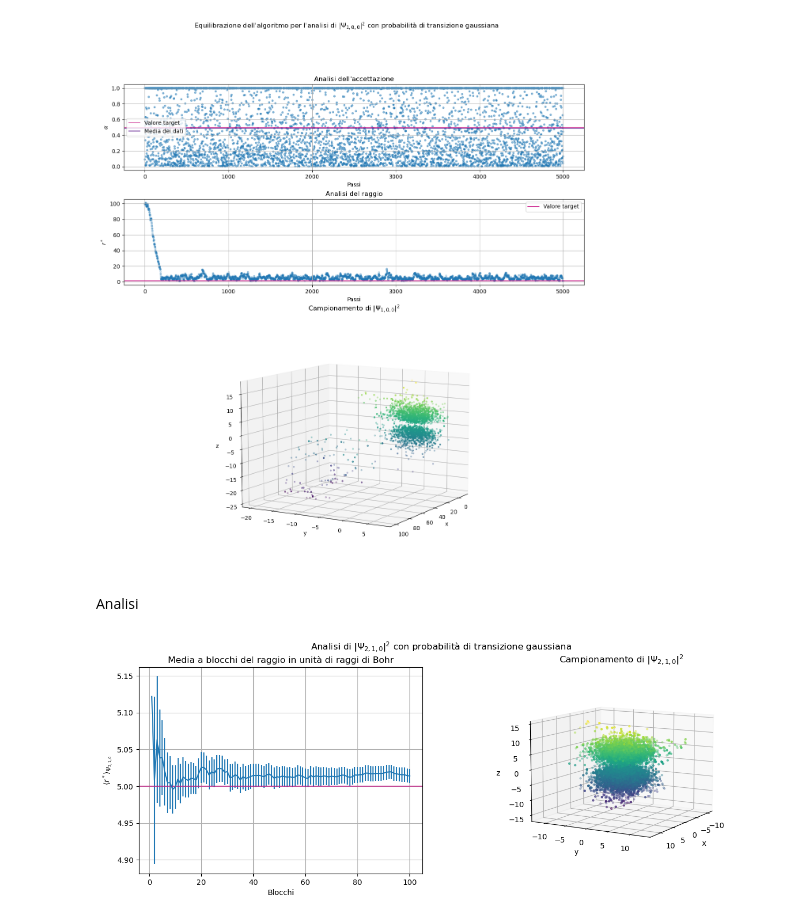
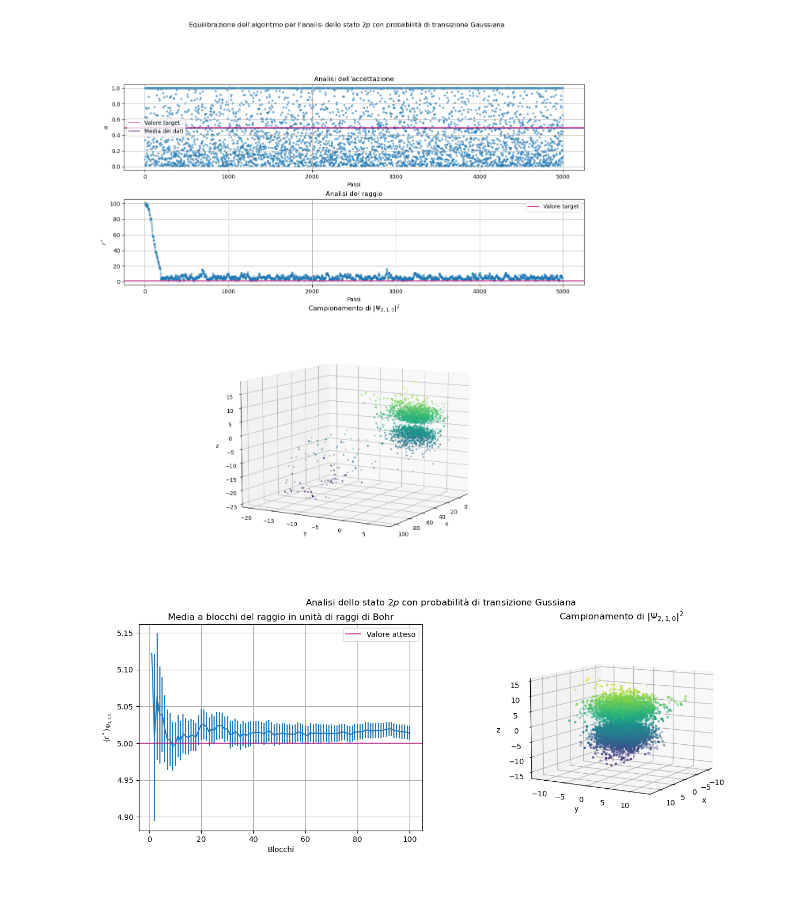
Before and after one commit to angela-bonato/LaboratorioSimulazioneNumerica, a Jupyter notebook: Es05/Esercitazione5.ipynb, the cells around one changed output. Cells and saved outputs as stored; diff of their text form; code cells hidden in the pictures; blank space fills up the shorter version.

```diff
--- a/Es05/Esercitazione5.ipynb
+++ b/Es05/Esercitazione5.ipynb
@@ -255,6 +258,8 @@ $\delta=2$
 # %%
-eg2, ag2=np.loadtxt("gaus2eq.dat", usecols=(0, 1),  unpack="true")  #valore di r e alpha per ogni step dell'equilibrazione
-exg2, eyg2, ezg2=np.loadtxt("gaus2eqpos.dat", usecols=(0, 1, 2),  unpack="true")  #array per plot posizioni in 3d
+#valore di r e alpha per ogni step dell'equilibrazione
+eg2, ag2=np.loadtxt("gaus2eq.dat", usecols=(0, 1),  unpack="true")
+#array per plot posizioni in 3d
+exg2, eyg2, ezg2=np.loadtxt("gaus2eqpos.dat", usecols=(0, 1, 2),  unpack="true")
 
 eg2fig ,(eg2plt1, eg2plt2, eg2plt3) = plt.subplots(3, 1, figsize=(15, 16), gridspec_kw={'height_ratios': [1, 1, 3]})
 
@@ -281,40 +286,41 @@ eg2plt3.scatter(exg2, eyg2, ezg2, marker='.', c=ezg2, alpha=0.3)
 eg2plt3.set_xlabel('x')
 eg2plt3.set_ylabel('y')
 eg2plt3.set_zlabel('z')
-eg2plt3.set_title(r"Campionamento di $\vert \Psi_{1,0,0} \vert ^2$")
+eg2plt3.set_title(r"Campionamento di $\vert \Psi_{2,1,0} \vert ^2$")
 eg2plt3.view_init(10, 30)
 
-eg2fig.suptitle(r"Equilibrazione dell'algoritmo per l'analisi di $\vert \Psi_{1,0,0} \vert ^2$ con probabilità di transizione gaussiana")
+eg2fig.suptitle(r"Equilibrazione dell'algoritmo per l'analisi dello stato $2p$ con probabilità di transizione Gaussiana")
 
 plt.show()
 # %% [output]
-[figure, old version]
+[figure, new version]
-# %% [markdown]
-Analisi
 # %%
-rg2, errorg2=np.loadtxt("gaus2rad.dat", usecols=(0, 1),  unpack="true")  #array per plot valor medio di r
-xg2, yg2, zg2=np.loadtxt("gaus2pos.dat", usecols=(0, 1, 2),  unpack="true")  #array per plot posizioni in 3d
+#array per plot valor medio di r e errore a blocchi
+rg2, errorg2=np.loadtxt("gaus2rad.dat", usecols=(0, 1),  unpack="true")
+#array per plot posizioni in 3d
+xg2, yg2, zg2=np.loadtxt("gaus2pos.dat", usecols=(0, 1, 2),  unpack="true")
 
 g2fig ,(g2plt1, g2plt2) = plt.subplots(1, 2, figsize=(15, 5))
 
 g2plt1.errorbar(xb, rg2, yerr=errorg2)
 g2plt1.axhline(y=5, color="mediumvioletred", label="Valore atteso", alpha=0.7)
 g2plt1.set_xlabel("Blocchi")
 g2plt1.set_ylabel(r"$\langle r^* \rangle_{\Psi_{2,1,0}}$")
 g2plt1.set_title("Media a blocchi del raggio in unità di raggi di Bohr")
 g2plt1.grid(True)
+g2plt1.legend()
 
 g2plt2.axis('off')
 g2plt2=g2fig.add_subplot(122, projection='3d')
 g2plt2.scatter(xg2, yg2, zg2, marker='.', c=zg2, alpha=0.3)
 g2plt2.set_xlabel('x')
 g2plt2.set_ylabel('y')
 g2plt2.set_zlabel('z')
 g2plt2.set_title(r"Campionamento di $\vert \Psi_{2,1,0} \vert ^2$")
 g2plt2.view_init(10, 30)
 
-g2fig.suptitle(r"Analisi di $\vert \Psi_{2,1,0} \vert ^2$ con probabilità di transizione gaussiana")
+g2fig.suptitle(r"Analisi dello stato $2p$ con probabilità di transizione Gussiana")
 
 plt.show()
 # %% [output]
-[figure, old version]
+[figure, new version]
```
Also changed, not shown: parts of 25 cells of this notebook.
